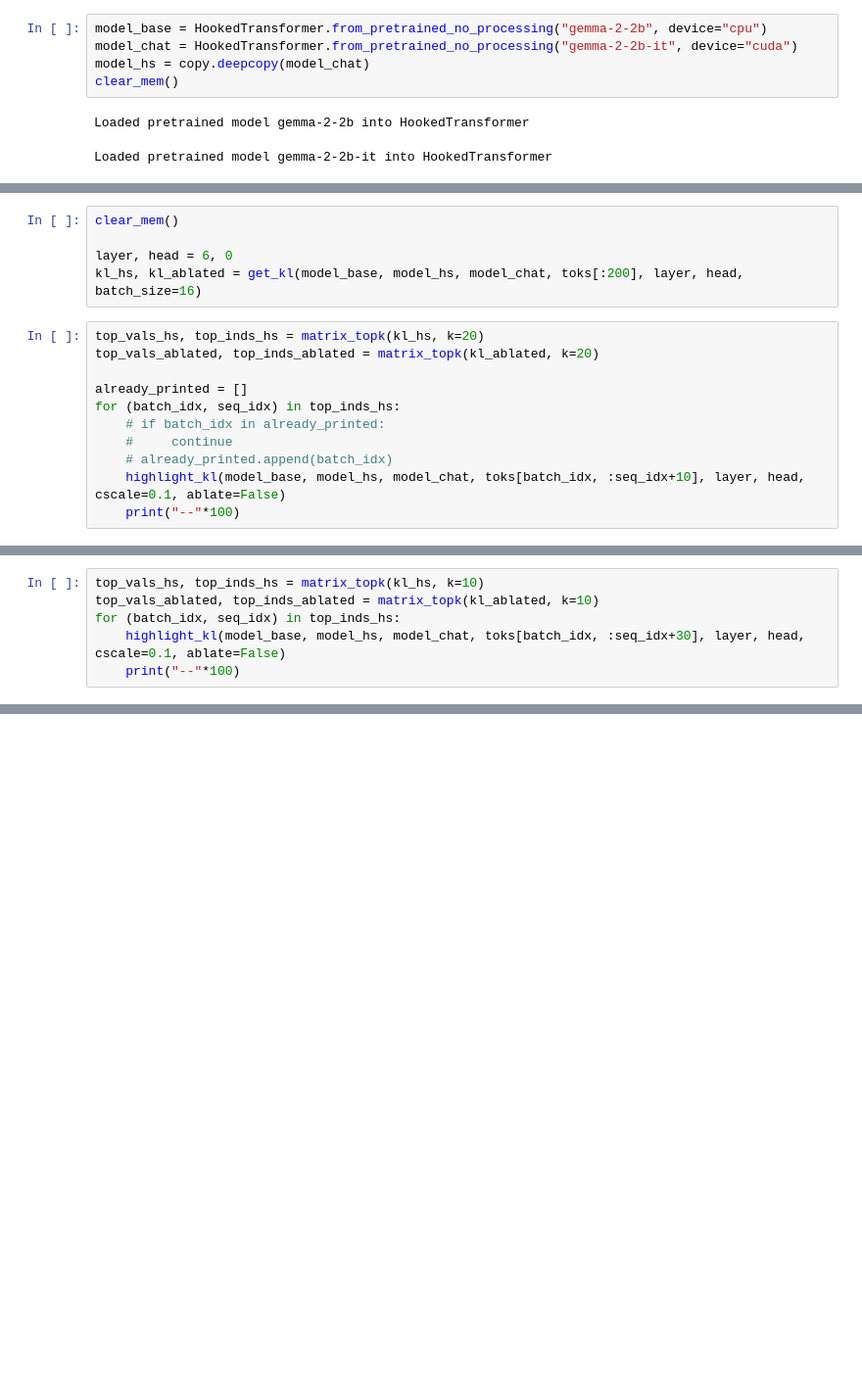
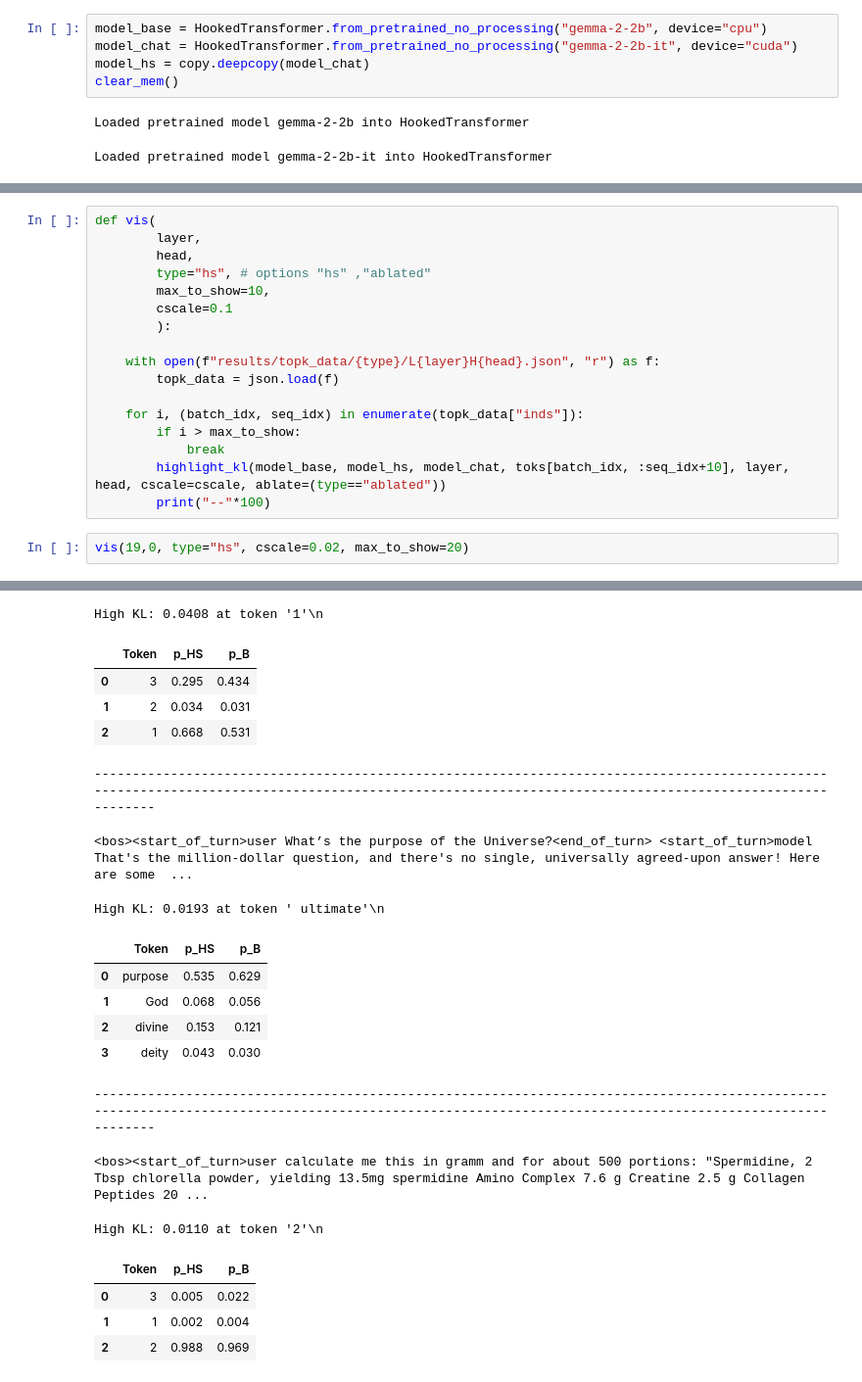
Before and after one commit to jacobcd52/head_swap, a Jupyter notebook: experiment.ipynb, the cells around one changed output, grey strips where cells are left out. Shown at 98% size. Drawn from its saved outputs; the diff is of its cells as text; blank space fills up the shorter version.

```diff
--- a/experiment.ipynb
+++ b/experiment.ipynb
@@ -37,16 +39,0 @@ toks = model_base.to_tokens(data, prepend_bos=False)[:, :MAX_SEQ_LEN]
-# %%
-clear_mem()
-
-layer, head = 6, 0
-kl_hs, kl_ablated = get_kl(model_base, model_hs, model_chat, toks[:200], layer, head, batch_size=16)
-# %%
-top_vals_hs, top_inds_hs = matrix_topk(kl_hs, k=20)
-top_vals_ablated, top_inds_ablated = matrix_topk(kl_ablated, k=20)
-
-already_printed = []
-for (batch_idx, seq_idx) in top_inds_hs:
-    # if batch_idx in already_printed:
-    #     continue
-    # already_printed.append(batch_idx)
-    highlight_kl(model_base, model_hs, model_chat, toks[batch_idx, :seq_idx+10], layer, head, cscale=0.1, ablate=False)
-    print("--"*100)
@@ -82,6 +39,0 @@ High KL: 0.0359 at token ' kitchen'\n
-# %%
-top_vals_hs, top_inds_hs = matrix_topk(kl_hs, k=10)
-top_vals_ablated, top_inds_ablated = matrix_topk(kl_ablated, k=10)
-for (batch_idx, seq_idx) in top_inds_hs:
-    highlight_kl(model_base, model_hs, model_chat, toks[batch_idx, :seq_idx+30], layer, head, cscale=0.1, ablate=False)
-    print("--"*100)
@@ -113,0 +40,20 @@ High KL: 0.0398 at token ' beautiful'\n
+# %%
+def vis(
+        layer,
+        head,
+        type="hs", # options "hs" ,"ablated"
+        max_to_show=10,
+        cscale=0.1
+        ):
+
+    with open(f"results/topk_data/{type}/L{layer}H{head}.json", "r") as f:
+        topk_data = json.load(f)
+
+    for i, (batch_idx, seq_idx) in enumerate(topk_data["inds"]):
+        if i > max_to_show:
+            break
+        highlight_kl(model_base, model_hs, model_chat, toks[batch_idx, :seq_idx+10], layer, head, cscale=cscale, ablate=(type=="ablated"))
+        print("--"*100)
+# %%
+vis(19,0, type="hs", cscale=0.02, max_to_show=20)
+# %% [output]
@@ -113,0 +61,20 @@ High KL: 0.0398 at token ' beautiful'\n
+High KL: 0.0408 at token '1'\n
+|  | Token | p_HS | p_B |
+| 0 | 3 | 0.295 | 0.434 |
+| 1 | 2 | 0.034 | 0.031 |
+| 2 | 1 | 0.668 | 0.531 |
+--------------------------------------------------------------------------------------------------------------------------------------------------------------------------------------------------------
+<bos><start_of_turn>user What’s the purpose of the Universe?<end_of_turn> <start_of_turn>model That's the million-dollar question, and there's no single, universally agreed-upon answer! Here are some  ...
+High KL: 0.0193 at token ' ultimate'\n
+|  | Token | p_HS | p_B |
+| 0 | purpose | 0.535 | 0.629 |
+| 1 | God | 0.068 | 0.056 |
+| 2 | divine | 0.153 | 0.121 |
+| 3 | deity | 0.043 | 0.030 |
+--------------------------------------------------------------------------------------------------------------------------------------------------------------------------------------------------------
+<bos><start_of_turn>user calculate me this in gramm and for about 500 portions: "Spermidine, 2 Tbsp chlorella powder, yielding 13.5mg spermidine Amino Complex 7.6 g Creatine 2.5 g Collagen Peptides 20 ...
+High KL: 0.0110 at token '2'\n
+|  | Token | p_HS | p_B |
+| 0 | 3 | 0.005 | 0.022 |
+| 1 | 1 | 0.002 | 0.004 |
+| 2 | 2 | 0.988 | 0.969 |
```
Also changed, not shown: parts of 4 cells of this notebook.
